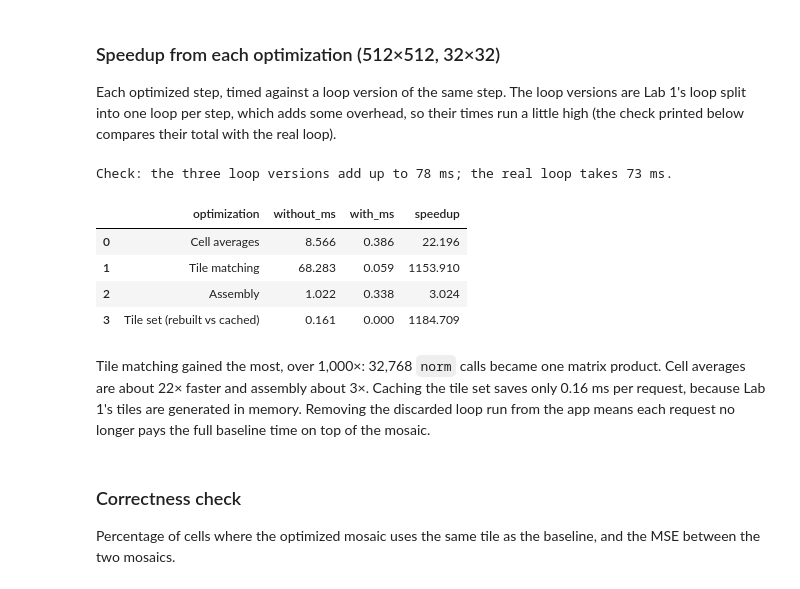
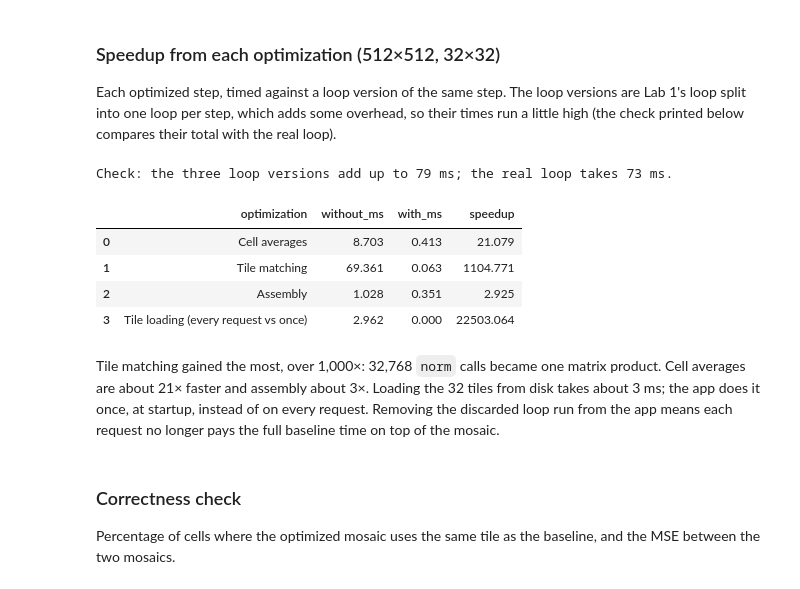
Before and after one commit to robertwzhou/ImageMosaicGenerator, a Jupyter notebook: profiling_analysis.ipynb, the cells around one changed output. Saved outputs shown, nothing was run; the diff lists cells and outputs as text; code cells hidden in the pictures.

```diff
--- a/profiling_analysis.ipynb
+++ b/profiling_analysis.ipynb
@@ -184,9 +184,14 @@ The optimized code is in `app.py`, one function per stage:
 
 The baseline times below come from Part 1, earlier in this same run, so both versions were measured under the same conditions.
 # %%
-from app import assemble, build_tiles, cell_averages, match_tiles, optimized_mosaic, process_image
+from mosaic_generator import MosaicBuilder, TileManager
+from mosaic_generator.image_processor import cell_averages
+from mosaic_generator.mosaic_builder import assemble, match_tiles
 
-opt_ms = [1e3 * time_runs(lambda: optimized_mosaic(images[size], grid, tile_array, base_colors), n=50).mean()
+tile_manager = TileManager("tiles")
+builders = {grid: MosaicBuilder(tile_manager, grid) for grid in GRID_SIZES}
+
+opt_ms = [1e3 * time_runs(lambda: builders[grid].create_mosaic(images[size]), n=50).mean()
           for size, grid in zip(timings.image, timings.grid)]
 comparison = timings[["image", "grid", "required"]].assign(baseline_ms=1e3 * timings.mean_s, optimized_ms=opt_ms)
 comparison["speedup"] = comparison.baseline_ms / comparison.optimized_ms
@@ -234,41 +239,41 @@ def loop_match():  # Lab 1 lines 45-51, as their own loop
     return best
 
 
 def loop_paste():  # Lab 1 lines 53-55, as their own loop
     out = np.zeros((g * 20, g * 20, 3), dtype=np.uint8)
     for r in range(g):
         for k in range(g):
             out[r*20:(r+1)*20, k*20:(k+1)*20] = tile_array[best[r, k]]
     return out
 
 
 avg = loop_averages()  # inputs for the later steps
 best = loop_match()
 reduced = cell_averages(img, g)[1]
 stages = {
     "Cell averages": (loop_averages, lambda: cell_averages(img, g)),
     "Tile matching": (loop_match, lambda: match_tiles(reduced, base_colors)),
     "Assembly": (loop_paste, lambda: assemble(best, tile_array)),
-    "Tile set (rebuilt vs cached)": (lambda: build_tiles.__wrapped__(32), lambda: build_tiles(32)),
+    "Tile loading (every request vs once)": (lambda: TileManager("tiles"), lambda: tile_manager),
 }
 rows = []
 for name, (without, with_) in stages.items():
     without_ms, with_ms = 1e3 * time_runs(without).mean(), 1e3 * time_runs(with_, n=50).mean()
     rows.append({"optimization": name, "without_ms": without_ms, "with_ms": with_ms, "speedup": without_ms / with_ms})
 per_step = pd.DataFrame(rows)
 loops_total = per_step.without_ms[:3].sum()
 real_loop = 1e3 * timings.set_index(["image", "grid"]).loc[(512, 32), "mean_s"]
 print(f"Check: the three loop versions add up to {loops_total:.0f} ms; the real loop takes {real_loop:.0f} ms.")
 per_step.round(3)
 # %% [output]
-Check: the three loop versions add up to 78 ms; the real loop takes 73 ms.
+Check: the three loop versions add up to 79 ms; the real loop takes 73 ms.
 |  | optimization | without_ms | with_ms | speedup |
-| 0 | Cell averages | 8.566 | 0.386 | 22.196 |
-| 1 | Tile matching | 68.283 | 0.059 | 1153.910 |
-| 2 | Assembly | 1.022 | 0.338 | 3.024 |
-| 3 | Tile set (rebuilt vs cached) | 0.161 | 0.000 | 1184.709 |
+| 0 | Cell averages | 8.703 | 0.413 | 21.079 |
+| 1 | Tile matching | 69.361 | 0.063 | 1104.771 |
+| 2 | Assembly | 1.028 | 0.351 | 2.925 |
+| 3 | Tile loading (every request vs once) | 2.962 | 0.000 | 22503.064 |
 # %% [markdown]
-Tile matching gained the most, over 1,000×: 32,768 `norm` calls became one matrix product. Cell averages are about 22× faster and assembly about 3×. Caching the tile set saves only 0.16 ms per request, because Lab 1's tiles are generated in memory. Removing the discarded loop run from the app means each request no longer pays the full baseline time on top of the mosaic.
+Tile matching gained the most, over 1,000×: 32,768 `norm` calls became one matrix product. Cell averages are about 21× faster and assembly about 3×. Loading the 32 tiles from disk takes about 3 ms; the app does it once, at startup, instead of on every request. Removing the discarded loop run from the app means each request no longer pays the full baseline time on top of the mosaic.
 # %% [markdown]
 ### Correctness check
 
```
Also changed, not shown: parts of 11 cells of this notebook, 46 other files.
